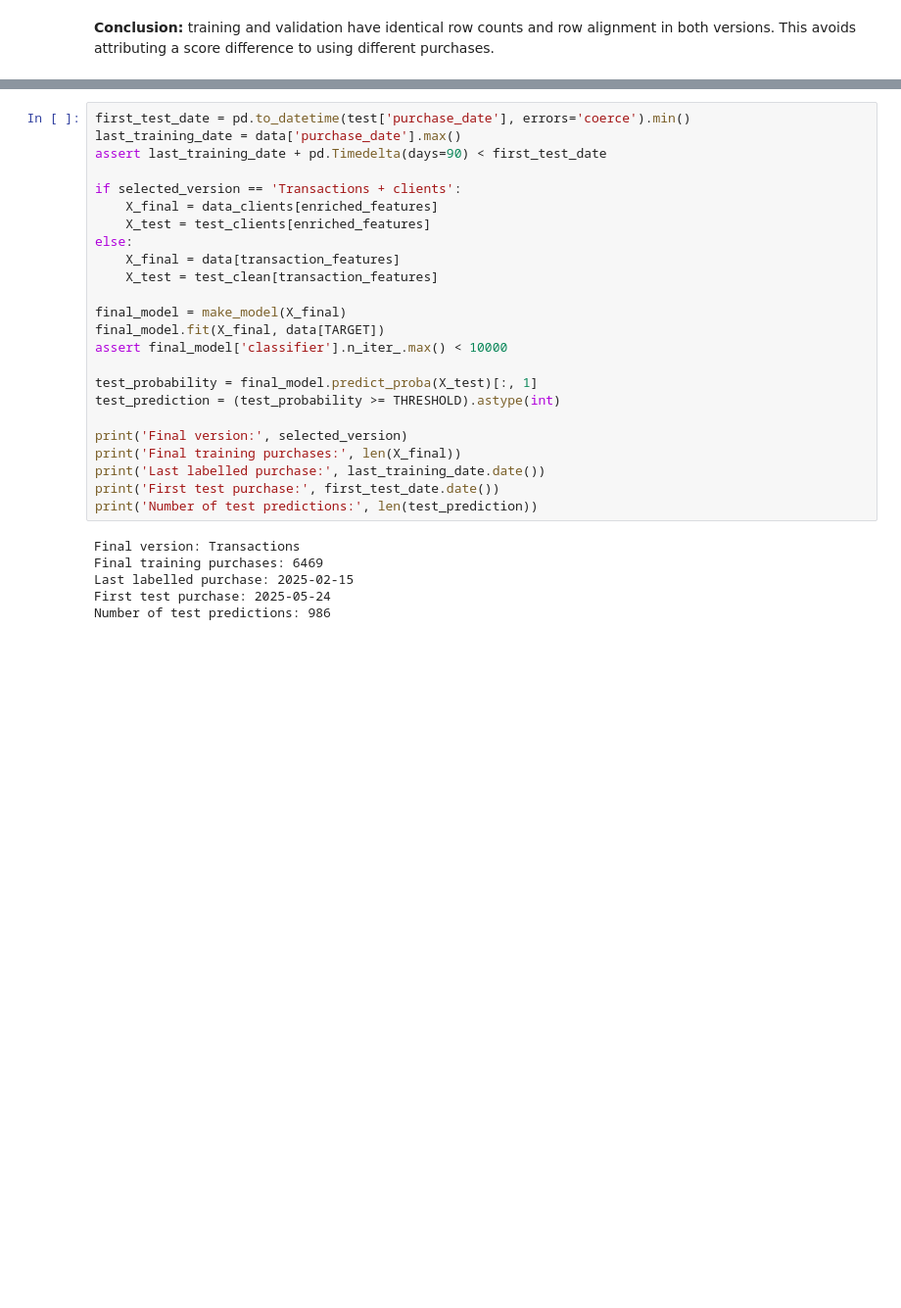
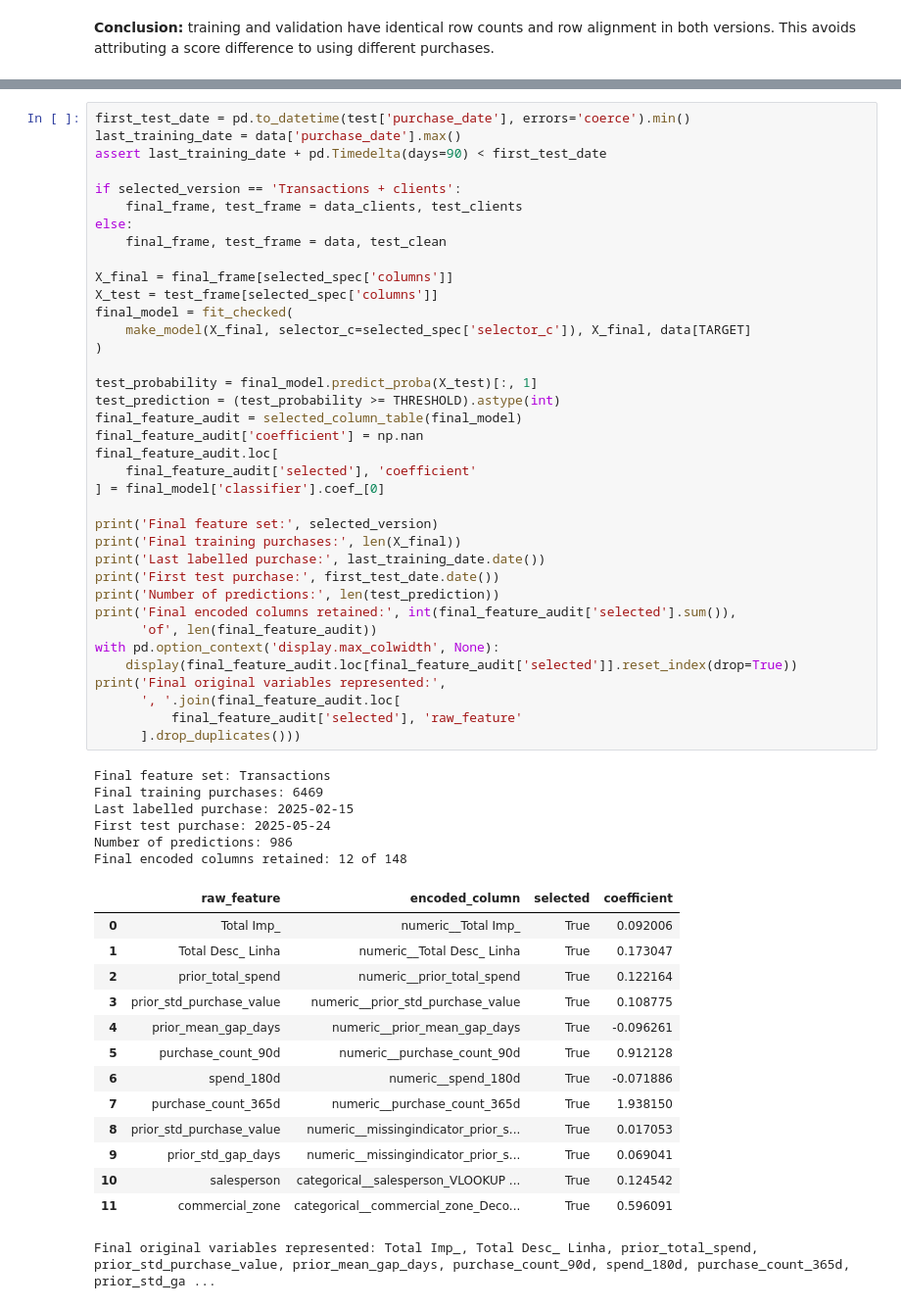
Before and after one commit to alfredosoudo21/ML_Group_04, a Jupyter notebook: notebooks/03_temporal_baseline_experiments.ipynb, the cells around one changed output, grey strips where cells are left out. Shown at 98% size. Cells and saved outputs as stored; diff of their text form; blank space fills up the shorter version.

```diff
--- a/notebooks/03_temporal_baseline_experiments.ipynb
+++ b/notebooks/03_temporal_baseline_experiments.ipynb
@@ -428,31 +730,59 @@ The final pipeline learns its preprocessing again from all eligible training pur
 # %%
 first_test_date = pd.to_datetime(test['purchase_date'], errors='coerce').min()
 last_training_date = data['purchase_date'].max()
 assert last_training_date + pd.Timedelta(days=90) < first_test_date
 
 if selected_version == 'Transactions + clients':
-    X_final = data_clients[enriched_features]
-    X_test = test_clients[enriched_features]
+    final_frame, test_frame = data_clients, test_clients
 else:
-    X_final = data[transaction_features]
-    X_test = test_clean[transaction_features]
+    final_frame, test_frame = data, test_clean
 
-final_model = make_model(X_final)
-final_model.fit(X_final, data[TARGET])
-assert final_model['classifier'].n_iter_.max() < 10000
+X_final = final_frame[selected_spec['columns']]
+X_test = test_frame[selected_spec['columns']]
+final_model = fit_checked(
+    make_model(X_final, selector_c=selected_spec['selector_c']), X_final, data[TARGET]
+)
 
 test_probability = final_model.predict_proba(X_test)[:, 1]
 test_prediction = (test_probability >= THRESHOLD).astype(int)
+final_feature_audit = selected_column_table(final_model)
+final_feature_audit['coefficient'] = np.nan
+final_feature_audit.loc[
+    final_feature_audit['selected'], 'coefficient'
+] = final_model['classifier'].coef_[0]
 
-print('Final version:', selected_version)
+print('Final feature set:', selected_version)
 print('Final training purchases:', len(X_final))
 print('Last labelled purchase:', last_training_date.date())
 print('First test purchase:', first_test_date.date())
-print('Number of test predictions:', len(test_prediction))
+print('Number of predictions:', len(test_prediction))
+print('Final encoded columns retained:', int(final_feature_audit['selected'].sum()),
+      'of', len(final_feature_audit))
+with pd.option_context('display.max_colwidth', None):
+    display(final_feature_audit.loc[final_feature_audit['selected']].reset_index(drop=True))
+print('Final original variables represented:',
+      ', '.join(final_feature_audit.loc[
+          final_feature_audit['selected'], 'raw_feature'
+      ].drop_duplicates()))
 # %% [output]
-Final version: Transactions
+Final feature set: Transactions
 Final training purchases: 6469
 Last labelled purchase: 2025-02-15
 First test purchase: 2025-05-24
-Number of test predictions: 986
+Number of predictions: 986
+Final encoded columns retained: 12 of 148
+|  | raw_feature | encoded_column | selected | coefficient |
+| 0 | Total Imp_ | numeric__Total Imp_ | True | 0.092006 |
+| 1 | Total Desc_ Linha | numeric__Total Desc_ Linha | True | 0.173047 |
+| 2 | prior_total_spend | numeric__prior_total_spend | True | 0.122164 |
+| 3 | prior_std_purchase_value | numeric__prior_std_purchase_value | True | 0.108775 |
+| 4 | prior_mean_gap_days | numeric__prior_mean_gap_days | True | -0.096261 |
+| 5 | purchase_count_90d | numeric__purchase_count_90d | True | 0.912128 |
+| 6 | spend_180d | numeric__spend_180d | True | -0.071886 |
+| 7 | purchase_count_365d | numeric__purchase_count_365d | True | 1.938150 |
+| 8 | prior_std_purchase_value | numeric__missingindicator_prior_s... | True | 0.017053 |
+| 9 | prior_std_gap_days | numeric__missingindicator_prior_s... | True | 0.069041 |
+| 10 | salesperson | categorical__salesperson_VLOOKUP ... | True | 0.124542 |
+| 11 | commercial_zone | categorical__commercial_zone_Deco... | True | 0.596091 |
+Final original variables represented: Total Imp_, Total Desc_ Linha, prior_total_spend, prior_std_purchase_value, prior_mean_gap_days, purchase_count_90d, spend_180d, purchase_count_365d, prior_std_ga ...
 # %% [markdown]
```
Also changed, not shown: parts of 30 cells of this notebook.
